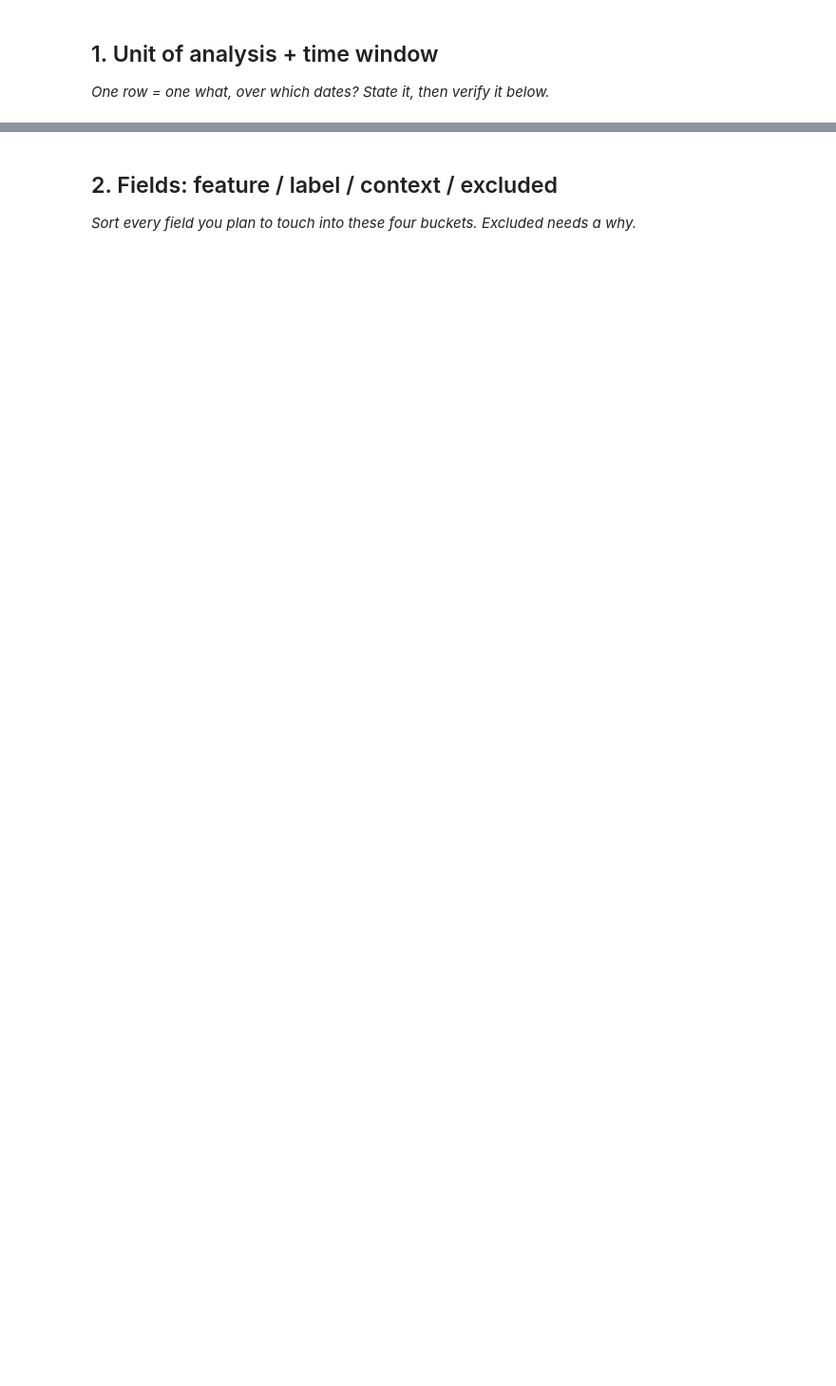
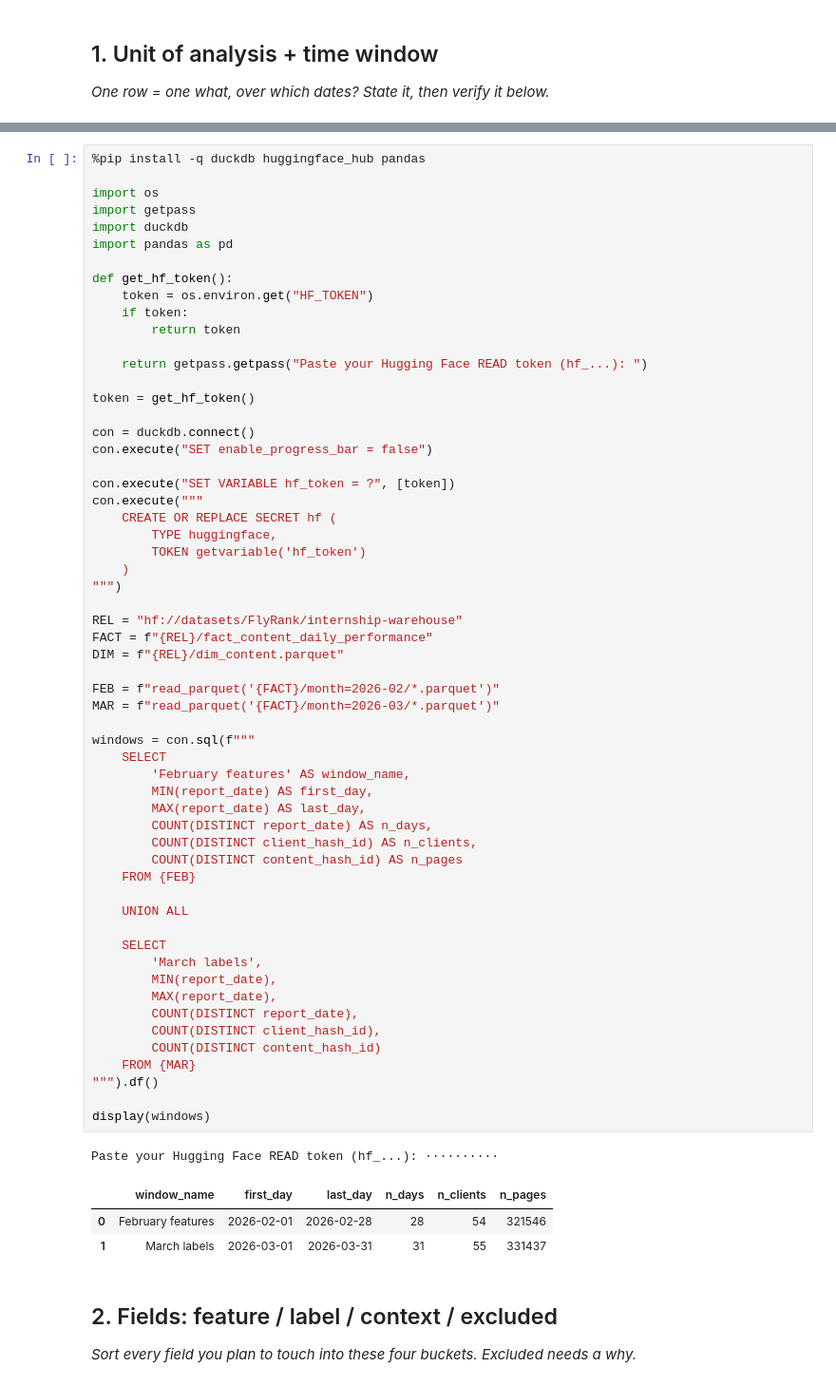
Before and after one commit to deeepanshchandra/flyrank-aiml-internship, a Jupyter notebook: work/notebooks/w03_data_contract.ipynb, the cells around one changed output, grey strips where cells are left out. Shown at 95% size. Drawn from its saved outputs; the diff is of its cells as text; blank space fills up the shorter version.

```diff
--- a/work/notebooks/w03_data_contract.ipynb
+++ b/work/notebooks/w03_data_contract.ipynb
@@ -16,3 +25,66 @@ This skeleton is yours to fill. Work the sections **in order** — each one has
+# %%
+%pip install -q duckdb huggingface_hub pandas
+
+import os
+import getpass
+import duckdb
+import pandas as pd
+
+def get_hf_token():
+    token = os.environ.get("HF_TOKEN")
+    if token:
+        return token
+
+    return getpass.getpass("Paste your Hugging Face READ token (hf_...): ")
+
+token = get_hf_token()
+
+con = duckdb.connect()
+con.execute("SET enable_progress_bar = false")
+
+con.execute("SET VARIABLE hf_token = ?", [token])
+con.execute("""
+    CREATE OR REPLACE SECRET hf (
+        TYPE huggingface,
+        TOKEN getvariable('hf_token')
+    )
+""")
+
+REL = "hf://datasets/FlyRank/internship-warehouse"
+FACT = f"{REL}/fact_content_daily_performance"
+DIM = f"{REL}/dim_content.parquet"
+
+FEB = f"read_parquet('{FACT}/month=2026-02/*.parquet')"
+MAR = f"read_parquet('{FACT}/month=2026-03/*.parquet')"
+
+windows = con.sql(f"""
+    SELECT
+        'February features' AS window_name,
+        MIN(report_date) AS first_day,
+        MAX(report_date) AS last_day,
+        COUNT(DISTINCT report_date) AS n_days,
+        COUNT(DISTINCT client_hash_id) AS n_clients,
+        COUNT(DISTINCT content_hash_id) AS n_pages
+    FROM {FEB}
+
+    UNION ALL
+
+    SELECT
+        'March labels',
+        MIN(report_date),
+        MAX(report_date),
+        COUNT(DISTINCT report_date),
+        COUNT(DISTINCT client_hash_id),
+        COUNT(DISTINCT content_hash_id)
+    FROM {MAR}
+""").df()
+
+display(windows)
+# %% [output]
+Paste your Hugging Face READ token (hf_...): ··········
+|  | window_name | first_day | last_day | n_days | n_clients | n_pages |
+| 0 | February features | 2026-02-01 | 2026-02-28 | 28 | 54 | 321546 |
+| 1 | March labels | 2026-03-01 | 2026-03-31 | 31 | 55 | 331437 |
 # %% [markdown]
 ## 2. Fields: feature / label / context / excluded
 
```
Also changed, not shown: parts of 14 cells of this notebook.
